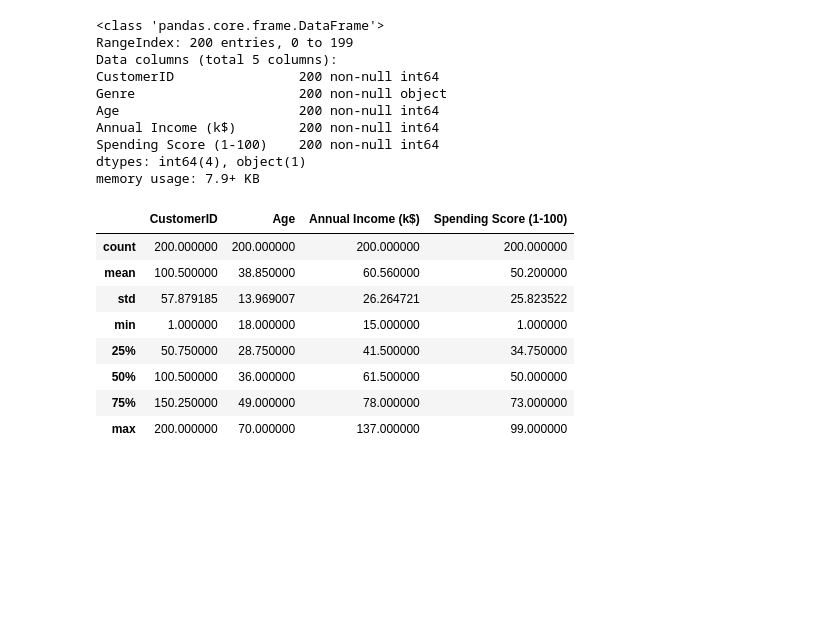
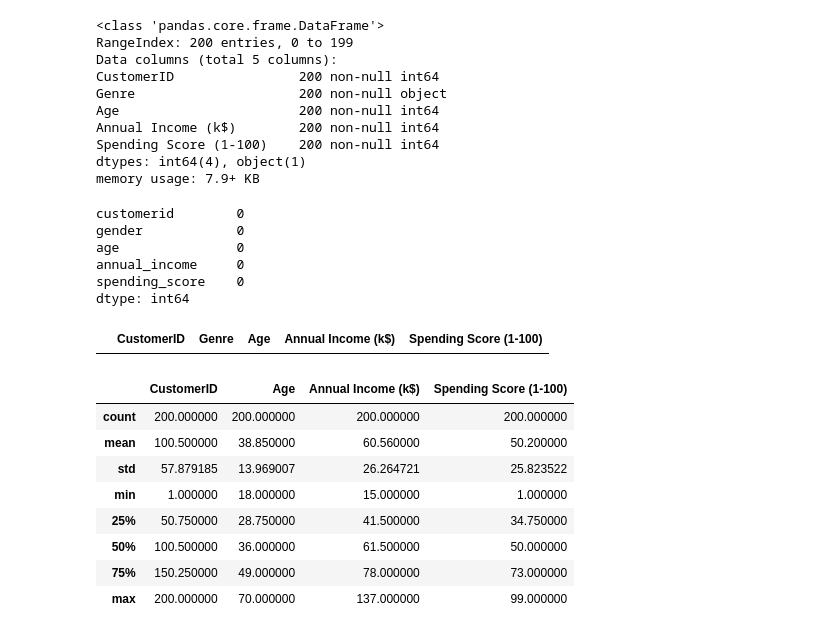
Before and after one commit to sernome/segmentation, a Jupyter notebook: cs_ml_pipeline.ipynb, the cells around one changed output. Saved outputs shown, nothing was run; the diff lists cells and outputs as text; code cells hidden in the pictures; blank space fills up the shorter version.

```diff
--- a/cs_ml_pipeline.ipynb
+++ b/cs_ml_pipeline.ipynb
@@ -63,6 +64,19 @@ Annual Income (k$)        200 non-null int64
 Spending Score (1-100)    200 non-null int64
 dtypes: int64(4), object(1)
 memory usage: 7.9+ KB
+# %%
+mall.isna().sum()
+# %% [output]
+customerid        0
+gender            0
+age               0
+annual_income     0
+spending_score    0
+dtype: int64
+# %%
+mall[mall.duplicated(subset=None)]
+# %% [output]
+|  | CustomerID | Genre | Age | Annual Income (k$) | Spending Score (1-100) |
 # %%
 mall.describe()
 # %% [output]
```
Also changed, not shown: parts of 14 cells of this notebook, 2 other files.
